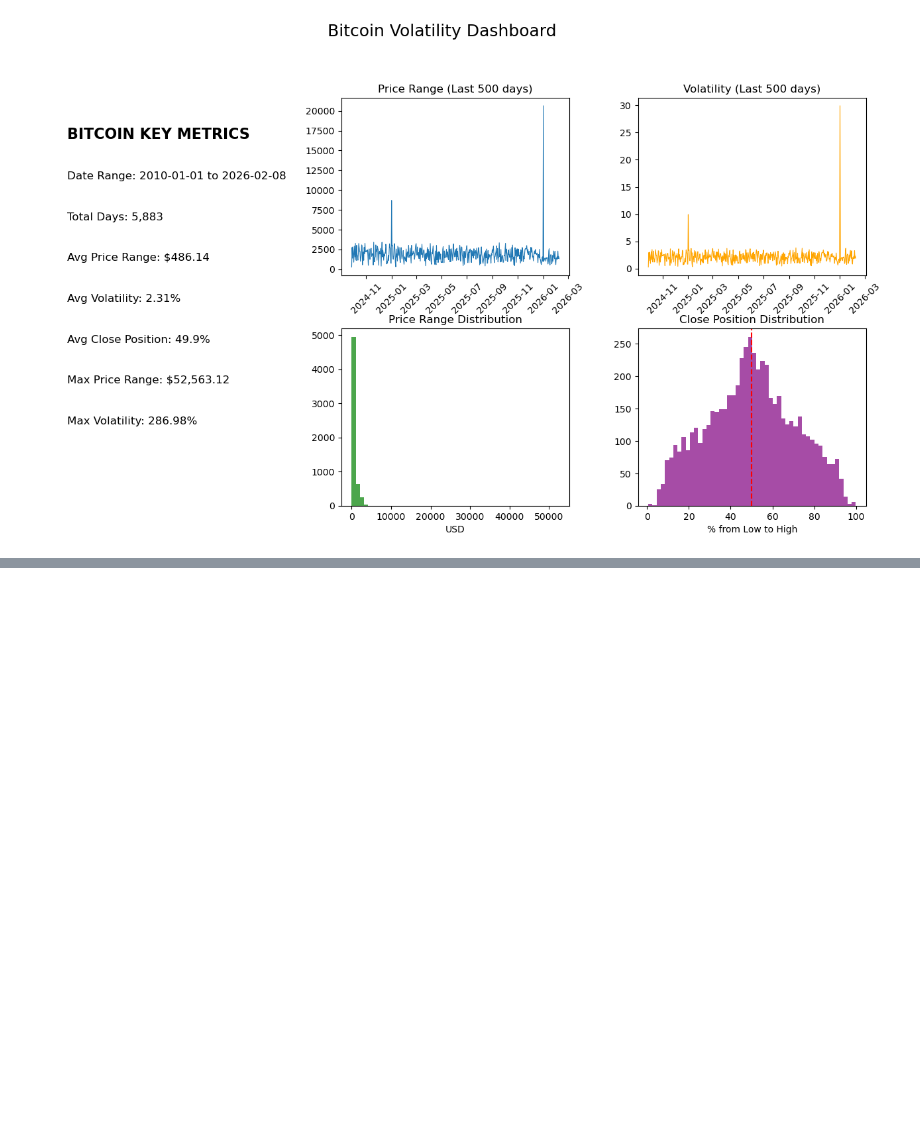
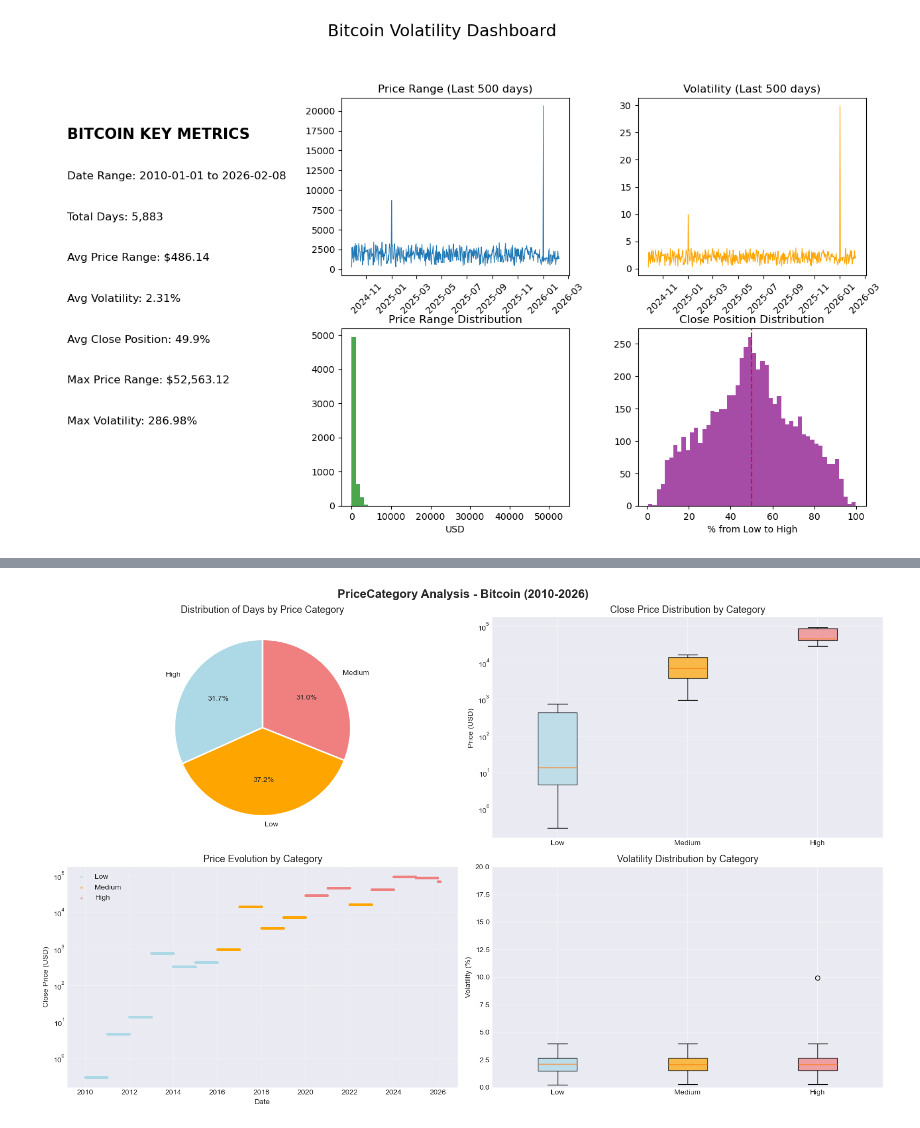
Before and after one commit to AlejandroRodriguezCervera/BitCoin_Analysis, a Jupyter notebook: BitCoin_Analysis.ipynb, the cells around one changed output, grey strips where cells are left out. Drawn from its saved outputs; the diff is of its cells as text; code cells hidden in the pictures; blank space fills up the shorter version.

Commit message:
Add files via upload
Adding the price category analysis.

```diff
--- a/BitCoin_Analysis.ipynb
+++ b/BitCoin_Analysis.ipynb
@@ -329,0 +332,98 @@ plt.show()
+# %%
+
+# Set style
+plt.style.use('seaborn-v0_8-darkgrid')
+
+# ─────────────────────────────────────────────────────────────
+# 1. CATEGORY DISTRIBUTION (how many days in each?)
+# ─────────────────────────────────────────────────────────────
+print("🔍 PRICECATEGORY ANALYSIS")
+print("=" * 60)
+
+# Count days by category
+category_counts = bitcoin_analyzed['PriceCategory'].value_counts().sort_index()
+print("\n📊 DAY DISTRIBUTION BY CATEGORY:")
+print(category_counts)
+print(f"\nPercentages:")
+print((category_counts / len(bitcoin_analyzed) * 100).round(1).astype(str) + '%')
+
+# ─────────────────────────────────────────────────────────────
+# 2. DESCRIPTIVE STATISTICS BY CATEGORY
+# ─────────────────────────────────────────────────────────────
+print("\n" + "=" * 60)
+print("📈 PRICE STATISTICS BY CATEGORY")
+print("=" * 60)
+
+# Select price columns to analyze
+price_columns = ['Open', 'High', 'Low', 'Close']
+
+for category in ['Low', 'Medium', 'High']:
+    print(f"\n🔹 CATEGORY: {category}")
+    print("-" * 40)
+
+    # Filter data for this category
+    category_data = bitcoin_analyzed[bitcoin_analyzed['PriceCategory'] == category]
+
+    # Descriptive statistics
+    stats = category_data[price_columns].describe()
+    print(stats.round(2))
+
+    # Additional information
+    print(f"\n📅 Date range: {category_data['Date'].min().strftime('%Y-%m-%d')} to {category_data['Date'].max().strftime('%Y-%m-%d')}")
+    print(f"📊 Avg volatility (High-Low): ${category_data['PriceRange'].mean():.2f}")
+    print(f"📊 Avg volatility (%): {category_data['Volatility'].mean():.2f}%")
+
+# ─────────────────────────────────────────────────────────────
+# 3. VISUALIZATIONS
+# ─────────────────────────────────────────────────────────────
+fig, axes = plt.subplots(2, 2, figsize=(16, 10))
+fig.suptitle('PriceCategory Analysis - Bitcoin (2010-2026)', fontsize=16, fontweight='bold')
+
+# Chart 1: Category distribution (pie chart)
+colors = ['lightblue', 'orange', 'lightcoral']
+axes[0, 0].pie(category_counts.values, labels=category_counts.index, autopct='%1.1f%%',
+               colors=colors, startangle=90,
+               wedgeprops={'edgecolor': 'white', 'linewidth': 2})
+axes[0, 0].set_title('Distribution of Days by Price Category', fontsize=13)
+
+# Chart 2: Boxplot of prices by category
+price_data = [bitcoin_analyzed[bitcoin_analyzed['PriceCategory'] == cat]['Close']
+              for cat in ['Low', 'Medium', 'High']]
+bp = axes[0, 1].boxplot(price_data, labels=['Low', 'Medium', 'High'], patch_artist=True)
+for box, color in zip(bp['boxes'], colors):
+    box.set_facecolor(color)
+    box.set_alpha(0.7)
+axes[0, 1].set_title('Close Price Distribution by Category', fontsize=13)
+axes[0, 1].set_ylabel('Price (USD)')
+axes[0, 1].set_yscale('log')
+axes[0, 1].grid(True, alpha=0.3, axis='y')
+
+# Chart 3: Temporal evolution by category
+colors_map = {'Low': 'lightblue', 'Medium': 'orange', 'High': 'lightcoral'}
+for category in ['Low', 'Medium', 'High']:
+    cat_data = bitcoin_analyzed[bitcoin_analyzed['PriceCategory'] == category]
+    axes[1, 0].scatter(cat_data['Date'], cat_data['Close'],
+                       label=category, color=colors_map[category],
+                       alpha=0.5, s=5)
+axes[1, 0].set_title('Price Evolution by Category', fontsize=13)
+axes[1, 0].set_xlabel('Date')
+axes[1, 0].set_ylabel('Close Price (USD)')
+axes[1, 0].set_yscale('log')
+axes[1, 0].legend()
+axes[1, 0].grid(True, alpha=0.3)
+
+# Chart 4: Volatility by category
+vol_data = [bitcoin_analyzed[bitcoin_analyzed['PriceCategory'] == cat]['Volatility']
+            for cat in ['Low', 'Medium', 'High']]
+bp2 = axes[1, 1].boxplot(vol_data, labels=['Low', 'Medium', 'High'], patch_artist=True)
+for box, color in zip(bp2['boxes'], colors):
+    box.set_facecolor(color)
+    box.set_alpha(0.7)
+axes[1, 1].set_title('Volatility Distribution by Category', fontsize=13)
+axes[1, 1].set_ylabel('Volatility (%)')
+axes[1, 1].set_ylim(0, 20)
+axes[1, 1].grid(True, alpha=0.3, axis='y')
+
+plt.tight_layout()
+plt.show()
+# %% [output]
@@ -329,0 +447 @@ plt.show()
+[figure, added]
```
Also changed, not shown: parts of 6 cells of this notebook.
